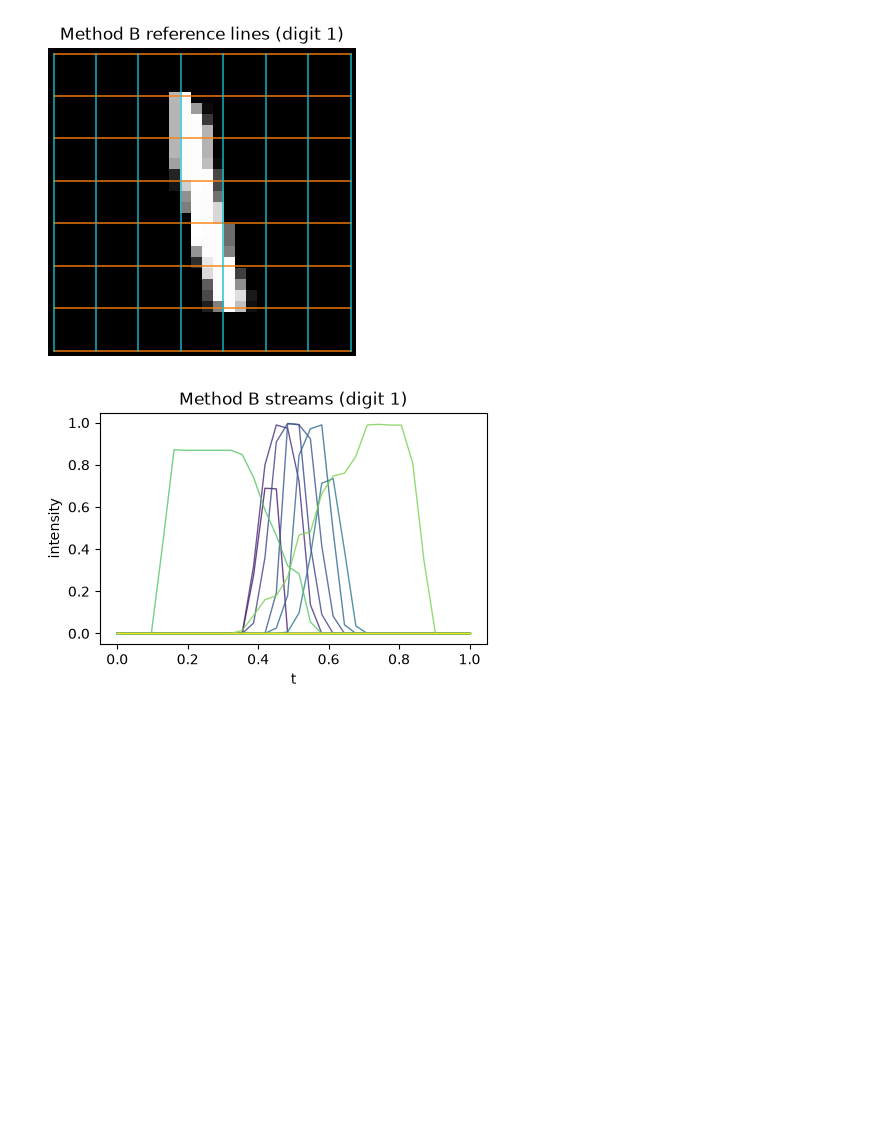
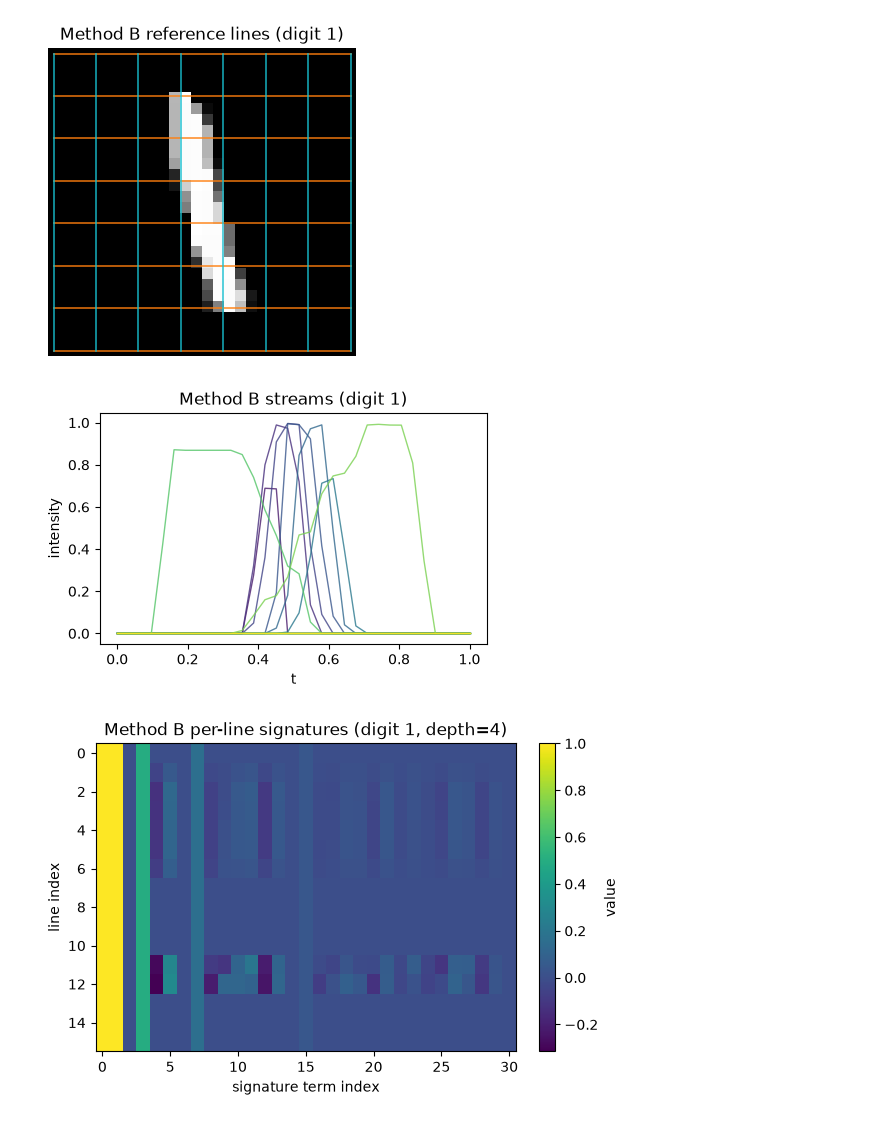
Before and after one commit to Kilobyte947/Datasig, a Jupyter notebook: signature_distance/notebook_method_b.ipynb, the cells around one changed output. Drawn from its saved outputs; the diff is of its cells as text; code cells hidden in the pictures; blank space fills up the shorter version.

```diff
--- a/signature_distance/notebook_method_b.ipynb
+++ b/signature_distance/notebook_method_b.ipynb
@@ -72,9 +81,11 @@ display(result['figures']['digit0_stream'])
 # %%
 display(result['figures']['digit1_overlay'])
 display(result['figures']['digit1_stream'])
+display(result['figures']['digit1_signature'])
 # %% [output]
 [figure]
 [figure]
+[figure, added]
 # %%
 display(result['figures']['digit2_overlay'])
 display(result['figures']['digit2_stream'])
```
Also changed, not shown: parts of 8 cells of this notebook, 8 other files.
